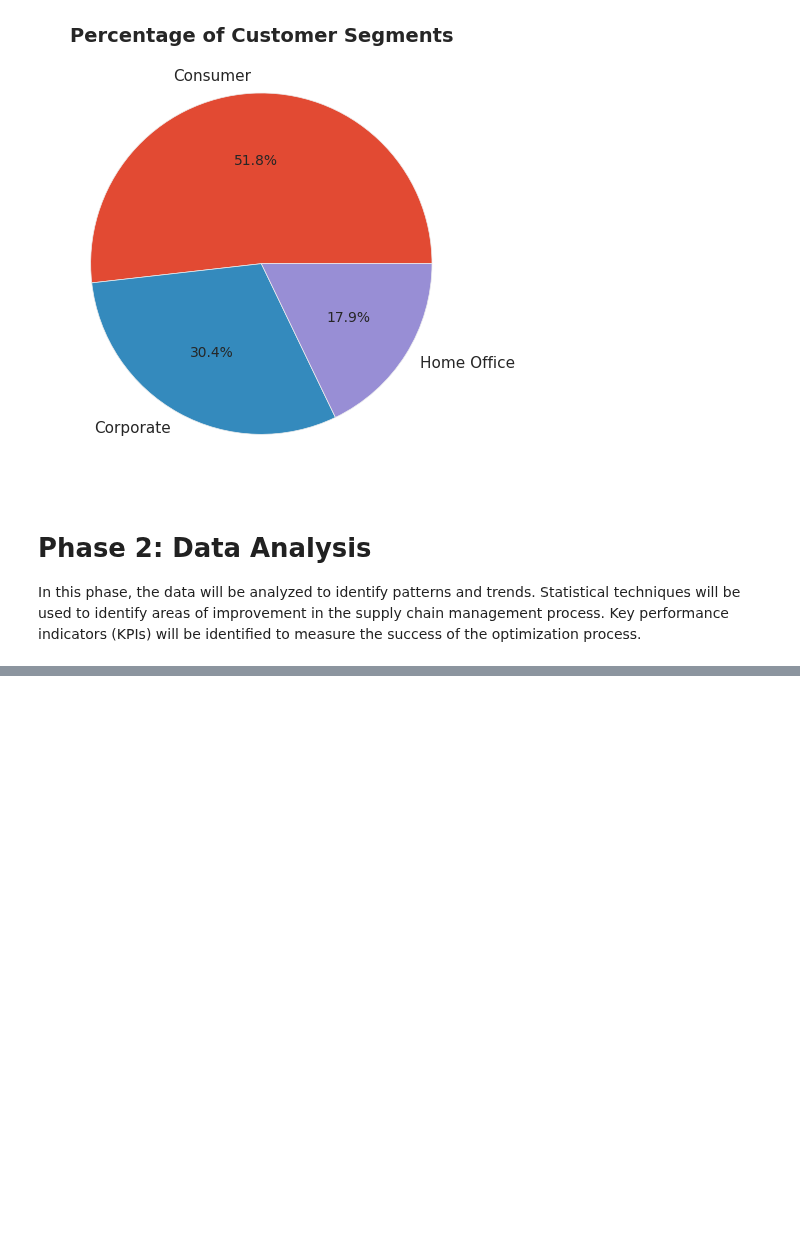
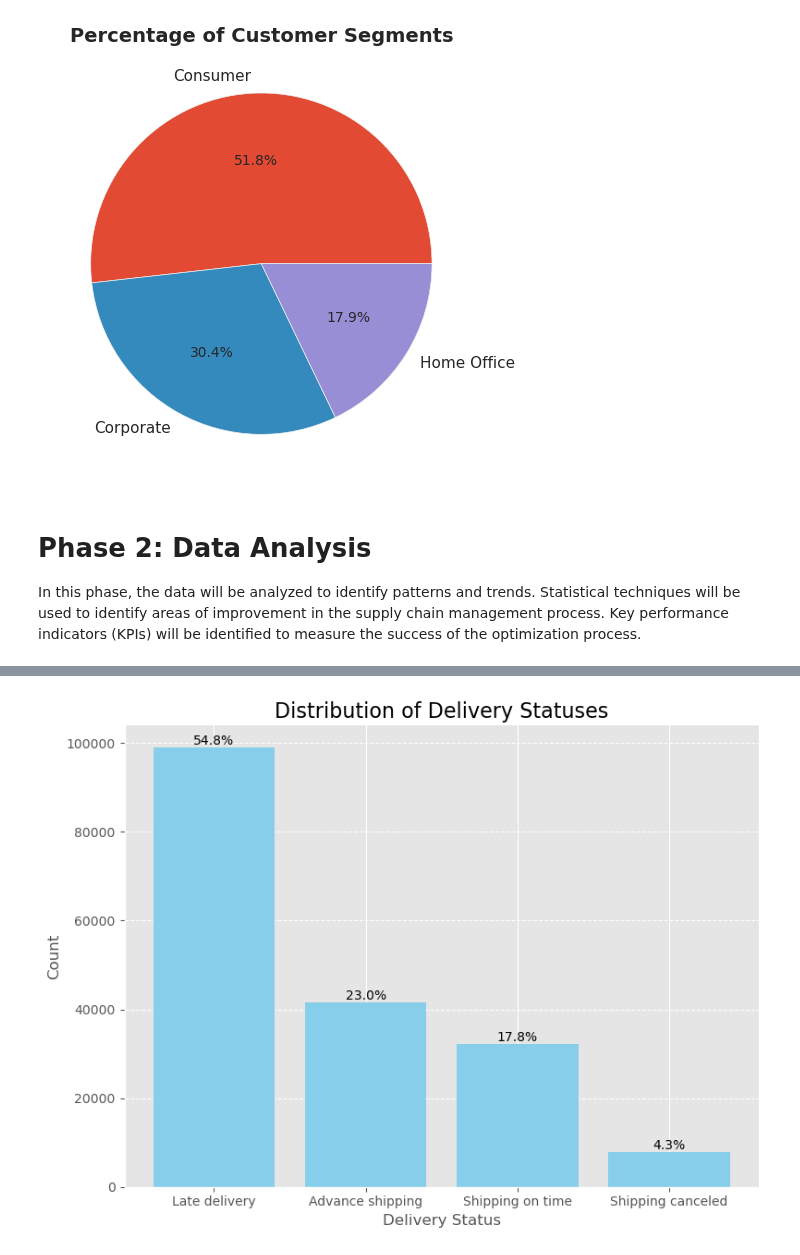
Before and after one commit to azamaufar/supplychainDA, a Jupyter notebook: EDA_Supply_Chain_Data.ipynb, the cells around one changed output, grey strips where cells are left out. Cells and saved outputs as stored; diff of their text form; code cells hidden in the pictures; blank space fills up the shorter version.

```diff
--- a/EDA_Supply_Chain_Data.ipynb
+++ b/EDA_Supply_Chain_Data.ipynb
@@ -786,0 +765,3 @@ Remember to take notes, document your steps, and save your analysis for future r
+# %%
+df_delivery=df[['Delivery Status', 'Late_delivery_risk', 'Order Region', 'Order State', 'Order City', 'Days for shipping (real)', 'Days for shipment (scheduled)']]
+df_delivery.head()
@@ -786,0 +813,40 @@ Remember to take notes, document your steps, and save your analysis for future r
+# %%
+# Count the occurrences of each delivery status
+status_counts = df_delivery['Delivery Status'].value_counts()
+
+# Calculate the percentage for each status
+total_statuses = len(df_delivery)
+status_percentages = status_counts / total_statuses * 100
+
+# Create a figure and axis objects
+fig, ax = plt.subplots(figsize=(8, 6))
+
+# Create a bar chart
+bars = ax.bar(status_counts.index, status_counts.values, color='skyblue')
+
+# Set the chart title and labels
+ax.set_title('Distribution of Delivery Statuses', fontsize=16)
+ax.set_xlabel('Delivery Status', fontsize=12)
+ax.set_ylabel('Count', fontsize=12)
+
+# Add gridlines
+ax.grid(axis='y', linestyle='--')
+
+# Remove top and right spines
+ax.spines['top'].set_visible(False)
+ax.spines['right'].set_visible(False)
+
+# Add percentage labels on each bar
+for bar in bars:
+    height = bar.get_height()
+    percentage = f'{height / total_statuses * 100:.1f}%'
+    ax.text(bar.get_x() + bar.get_width() / 2, height, percentage,
+            ha='center', va='bottom', fontsize=10)
+
+# Adjust the layout and spacing
+fig.tight_layout()
+
+# Display the chart
+plt.show()
+# %% [output]
+[figure, added]
```
Also changed, not shown: parts of 12 cells of this notebook.
